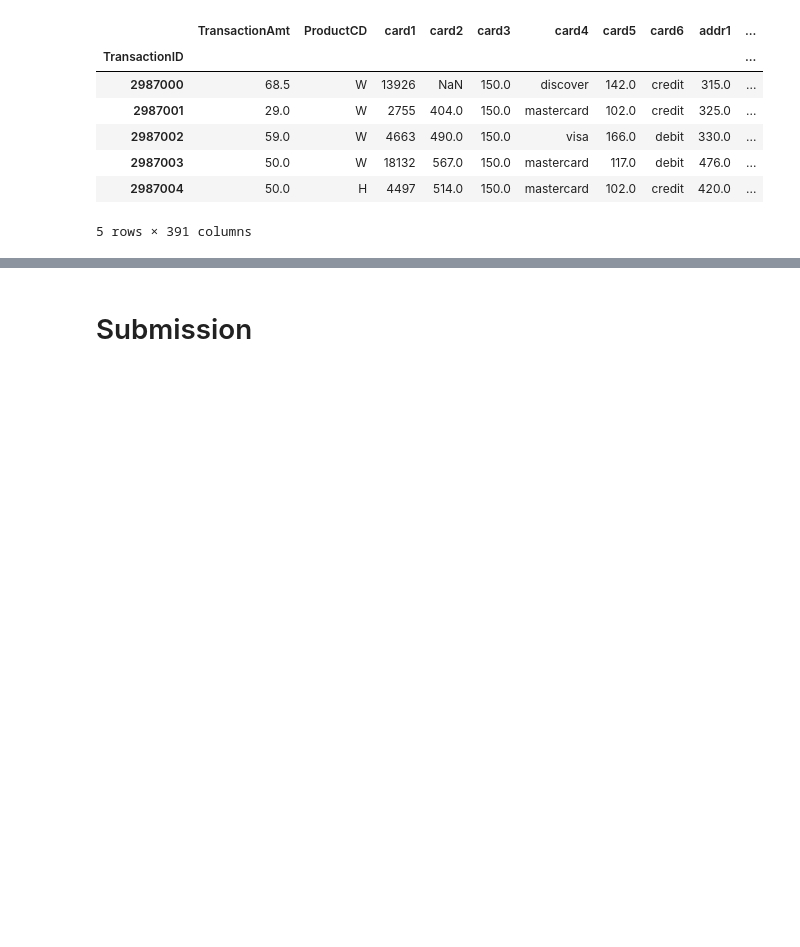
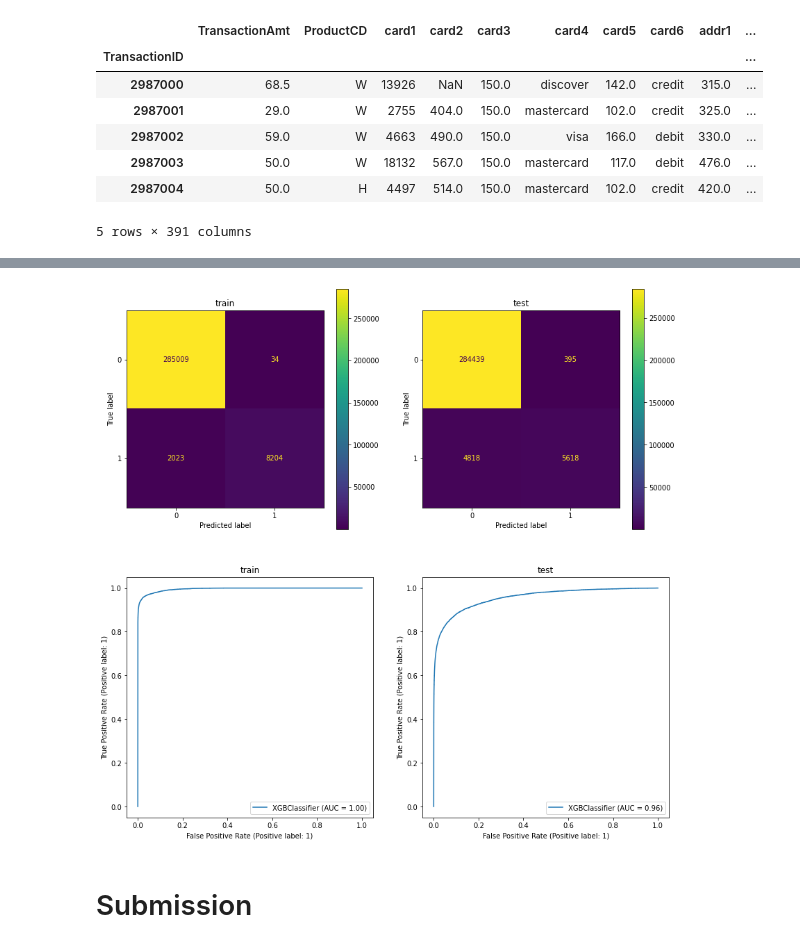
Before and after one commit to taimoon/click-through-rate-prediction, a Jupyter notebook: preprocess and model.ipynb, the cells around one changed output, grey strips where cells are left out. Drawn from its saved outputs; the diff is of its cells as text; code cells hidden in the pictures; blank space fills up the shorter version.

```diff
--- a/preprocess and model.ipynb
+++ b/preprocess and model.ipynb
@@ -49,13 +46,9 @@ len(input_features)
 def get_data(name, parent_zip = 'ieee-fraud-detection.zip', nrows = None):
     from zipfile import ZipFile
     with ZipFile(parent_zip, 'r') as f:
-        df = pd.read_csv(f.open(name), nrows = nrows)
-        # preprocess
-        df.index = df['TransactionID']
-        df = df.drop('TransactionID', axis=1)
+        df = pd.read_csv(f.open(name), nrows = nrows, index_col=0)
 
         df['TransactionDay'] = df['TransactionDT'] // (24*60*60)
-
         df[categorical_cols] = df[categorical_cols].astype('category')
 
     return df
@@ -80,16 +73,15 @@ test_df.head()
 # %%
 from sklearn.preprocessing import OrdinalEncoder, FunctionTransformer
 from sklearn.compose import ColumnTransformer
-from sklearn.decomposition import PCA
-from sklearn.impute import SimpleImputer, KNNImputer
+from sklearn.impute import SimpleImputer
 from sklearn.pipeline import Pipeline
 '''
 Notes
 
 The order of the columns in the transformed feature matrix follows the order of how the columns are specified in the transformers list. Columns of the original feature matrix that are not specified are dropped from the resulting transformed feature matrix, unless specified in the passthrough keyword. Those columns specified with passthrough are added at the right to the output of the transformers.
 '''
-def MeanTransformer(row):
-    mean_agg =  np.mean(row, axis=1).reshape(-1,1) # so that it is 2D
+def MeanTransformer():
+    mean_agg =  lambda row : np.mean(row, axis=1).reshape(-1,1) # so that it is 2D
     return FunctionTransformer(mean_agg)
 
 def impute_reduce_pipe(imputer, aggregrator):
@@ -133,15 +125,19 @@ transfomers += [
     ('log', impute_reduce_pipe(SimpleImputer(strategy='mean'),FunctionTransformer(np.log10)), ['TransactionAmt']),
     # ('KNNImputer1', KNNImputer(), time_features),
     ('cat', OrdinalEncoder(encoded_missing_value=-999), categorical_cols),
-    ('email_imputer', email_pipe, ['P_emaildomain', 'R_emaildomain']),
+    # ('email_imputer', email_pipe, ['P_emaildomain', 'R_emaildomain']),
 ]
 transfomers += time_transformers
 transfomers += vesta_transfomers
-# check if all input features are covered
+
 def check():
     prv = set(input_features)
     cur = set(flatten_list(trans[2] for trans in transfomers))
+    # ensure the set is partition
+    assert(len(prv) == len(cur))
+    # check if all input features are covered
     assert(prv.difference(cur) == set())
+
     return len(transfomers)
 print(check())
 preprocessor = ColumnTransformer(transfomers, remainder='drop')
@@ -183,19 +179,10 @@ else:
             colsample_bytree=0.4,
             missing=-1,
             eval_metric='auc',
-            # USE CPU
-            #tree_method='hist'
-            # USE GPU
             tree_method='gpu_hist',
         )
-    clf.fit(X_train, y_train, verbose=True)
+    clf.fit(X_train, y_train)
     joblib.dump(clf, 'saved_model/xgb_1.joblib')
 
 y_train_pred = clf.predict(X_train)
 y_test_pred = clf.predict(X_test)
-{
-    'train': sk.metrics.accuracy_score(y_train, y_train_pred),
-    'test': sk.metrics.accuracy_score(y_test, y_test_pred),
-    'train_percision': sk.metrics.precision_score(y_train, y_train_pred),
-    'test_precision': sk.metrics.precision_score(y_test, y_test_pred)
-}
@@ -207,3 +214,17 @@ y_test_pred = clf.predict(X_test)
+# %%
+from sklearn.metrics import ConfusionMatrixDisplay, RocCurveDisplay
+
+_, axs = plt.subplots(ncols=2, nrows=2, figsize=(14,14))
+axs = axs.flatten()
+titles = "train test train test".split()
+for ax, t in zip(axs, titles): ax.set_title(t)
+axs = iter(axs)
+ConfusionMatrixDisplay.from_estimator(clf, X_train, y_train, ax=next(axs))
+ConfusionMatrixDisplay.from_estimator(clf, X_test, y_test, ax=next(axs))
+RocCurveDisplay.from_estimator(clf, X_train, y_train, ax=next(axs))
+RocCurveDisplay.from_estimator(clf, X_test, y_test, ax=next(axs));
+# %% [output]
+[figure, added]
 # %% [markdown]
 # Submission
 # %%
```
Also changed, not shown: parts of 11 cells of this notebook, 7 other files.
